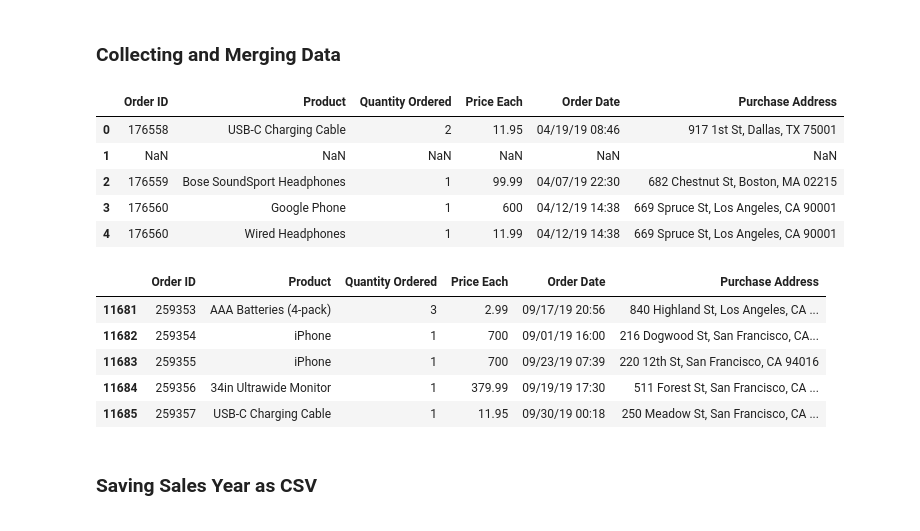
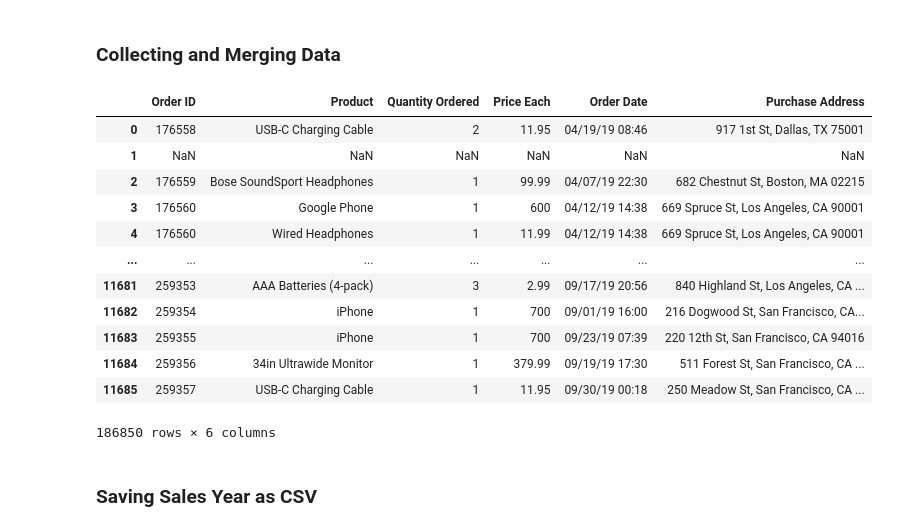
Before and after one commit to KeethSpindler/Pandas-Data-Science-Tasks, a Jupyter notebook: SalesAnalysis/SalesAnalysis/SalesAnalysis.ipynb, the cells around one changed output. Drawn from its saved outputs; the diff is of its cells as text; code cells hidden in the pictures.

```diff
--- a/SalesAnalysis/SalesAnalysis/SalesAnalysis.ipynb
+++ b/SalesAnalysis/SalesAnalysis/SalesAnalysis.ipynb
@@ -19,23 +19,21 @@ for file in files:
 # %%
 sales_df = sales_df.append(dfs)
 # %%
-sales_df.head()
+sales_df
 # %% [output]
 |  | Order ID | Product | Quantity Ordered | Price Each | Order Date | Purchase Address |
 | 0 | 176558 | USB-C Charging Cable | 2 | 11.95 | 04/19/19 08:46 | 917 1st St, Dallas, TX 75001 |
 | 1 | NaN | NaN | NaN | NaN | NaN | NaN |
 | 2 | 176559 | Bose SoundSport Headphones | 1 | 99.99 | 04/07/19 22:30 | 682 Chestnut St, Boston, MA 02215 |
 | 3 | 176560 | Google Phone | 1 | 600 | 04/12/19 14:38 | 669 Spruce St, Los Angeles, CA 90001 |
 | 4 | 176560 | Wired Headphones | 1 | 11.99 | 04/12/19 14:38 | 669 Spruce St, Los Angeles, CA 90001 |
+| ... | ... | ... | ... | ... | ... | ... |
+| 11681 | 259353 | AAA Batteries (4-pack) | 3 | 2.99 | 09/17/19 20:56 | 840 Highland St, Los Angeles, CA ... |
+| 11682 | 259354 | iPhone | 1 | 700 | 09/01/19 16:00 | 216 Dogwood St, San Francisco, CA... |
+| 11683 | 259355 | iPhone | 1 | 700 | 09/23/19 07:39 | 220 12th St, San Francisco, CA 94016 |
+| 11684 | 259356 | 34in Ultrawide Monitor | 1 | 379.99 | 09/19/19 17:30 | 511 Forest St, San Francisco, CA ... |
+| 11685 | 259357 | USB-C Charging Cable | 1 | 11.95 | 09/30/19 00:18 | 250 Meadow St, San Francisco, CA ... |
+186850 rows × 6 columns
-# %%
-sales_df.tail()
-# %% [output]
-|  | Order ID | Product | Quantity Ordered | Price Each | Order Date | Purchase Address |
-| 11681 | 259353 | AAA Batteries (4-pack) | 3 | 2.99 | 09/17/19 20:56 | 840 Highland St, Los Angeles, CA ... |
-| 11682 | 259354 | iPhone | 1 | 700 | 09/01/19 16:00 | 216 Dogwood St, San Francisco, CA... |
-| 11683 | 259355 | iPhone | 1 | 700 | 09/23/19 07:39 | 220 12th St, San Francisco, CA 94016 |
-| 11684 | 259356 | 34in Ultrawide Monitor | 1 | 379.99 | 09/19/19 17:30 | 511 Forest St, San Francisco, CA ... |
-| 11685 | 259357 | USB-C Charging Cable | 1 | 11.95 | 09/30/19 00:18 | 250 Meadow St, San Francisco, CA ... |
 # %% [markdown]
 ### Saving Sales Year as CSV
 # %%
```
Also changed, not shown: parts of 14 cells of this notebook, 1 other file.
